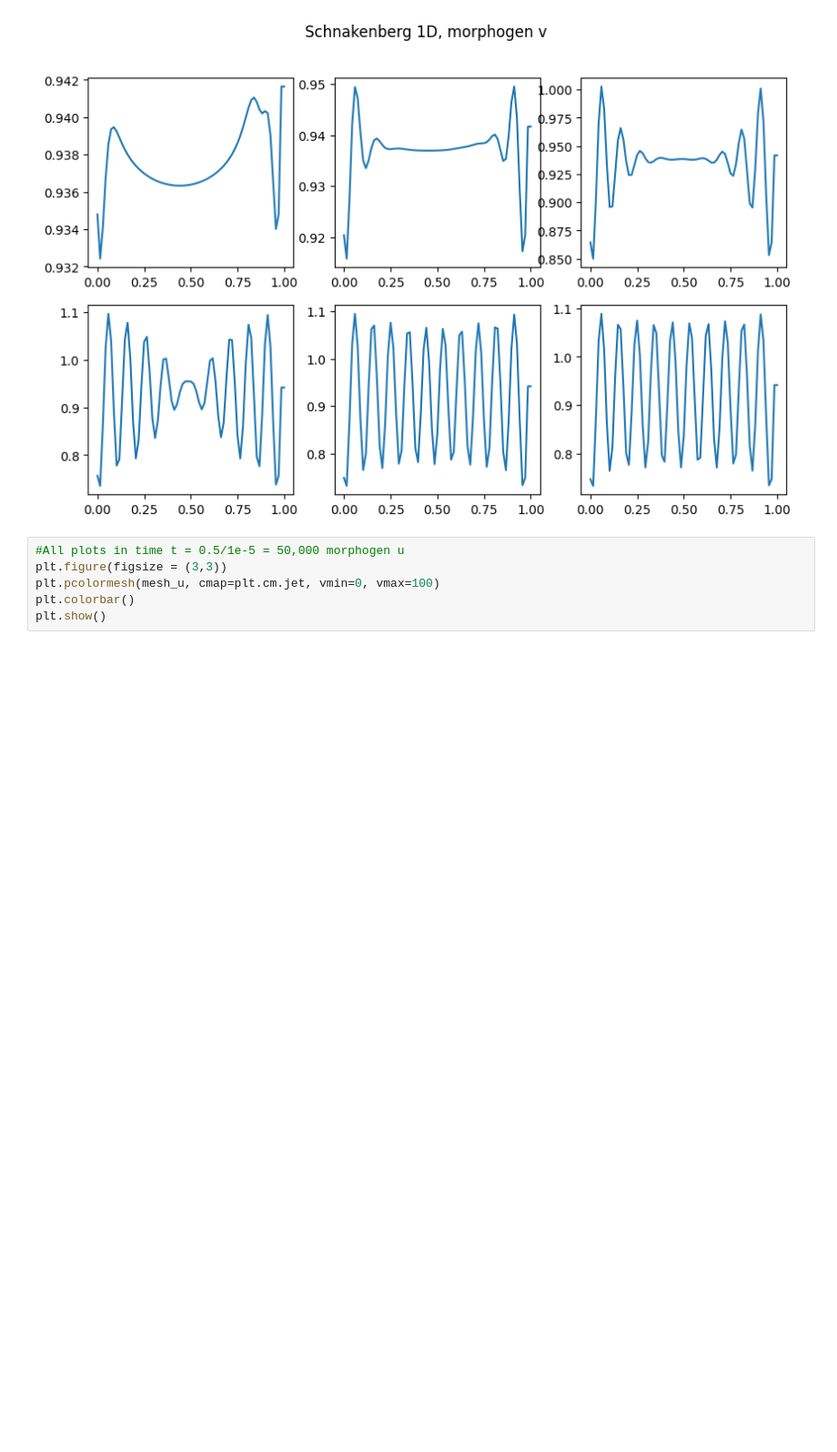
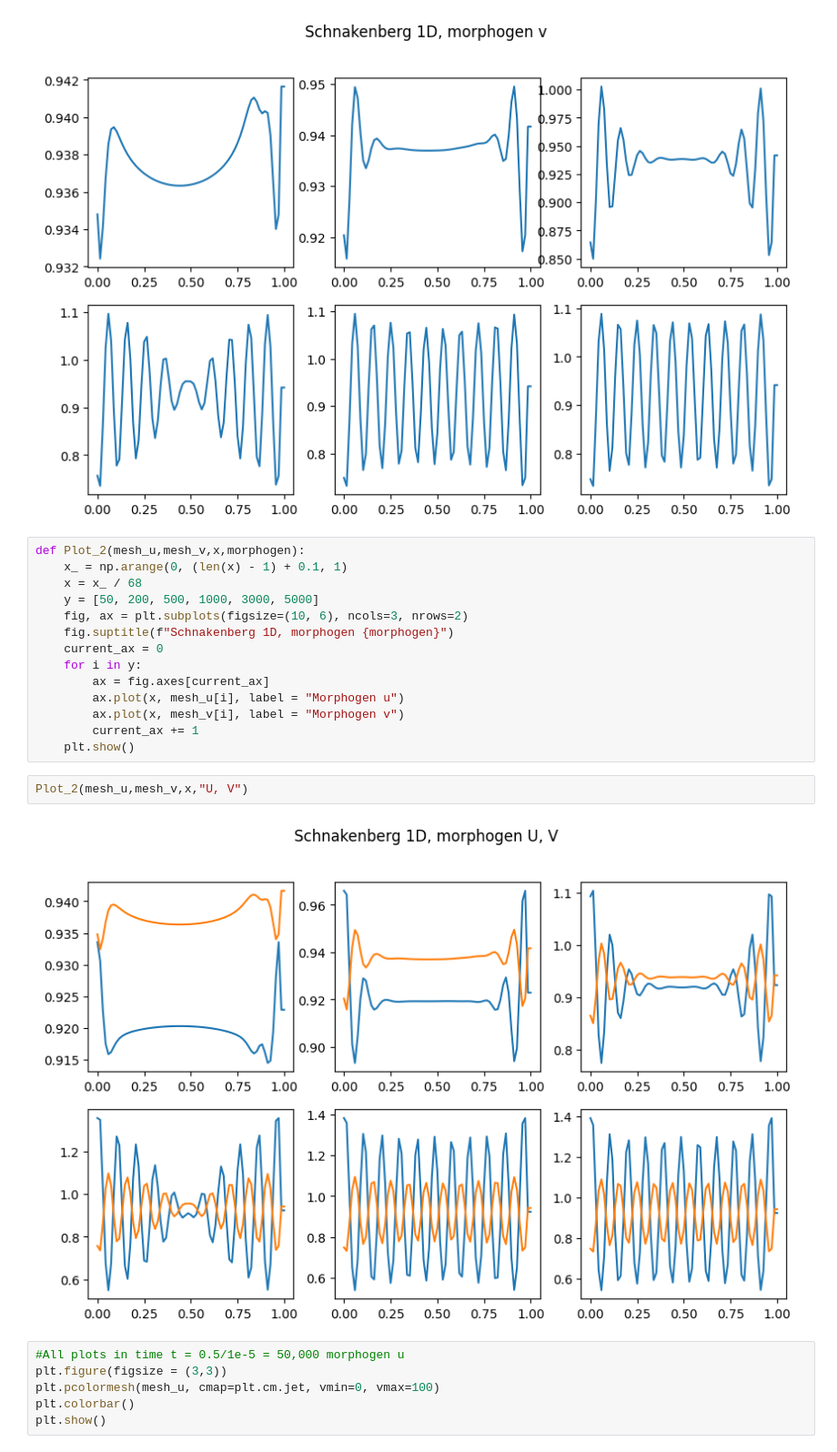
Before and after one commit to Miguel-neuron/Turing-Patterns-1D, a Jupyter notebook: Turing-Patterns-1D_.ipynb, the cells around one changed output. Shown at 91% size. Saved outputs shown, nothing was run; the diff lists cells and outputs as text; blank space fills up the shorter version.

```diff
--- a/Turing-Patterns-1D_.ipynb
+++ b/Turing-Patterns-1D_.ipynb
@@ -114,6 +116,24 @@ Plot(mesh_u,x,"u")
 Plot(mesh_v,x,"v")
 # %% [output]
 [figure]
+# %%
+def Plot_2(mesh_u,mesh_v,x,morphogen):
+    x_ = np.arange(0, (len(x) - 1) + 0.1, 1)
+    x = x_ / 68
+    y = [50, 200, 500, 1000, 3000, 5000]
+    fig, ax = plt.subplots(figsize=(10, 6), ncols=3, nrows=2)
+    fig.suptitle(f"Schnakenberg 1D, morphogen {morphogen}")
+    current_ax = 0
+    for i in y:
+        ax = fig.axes[current_ax]
+        ax.plot(x, mesh_u[i], label = "Morphogen u")
+        ax.plot(x, mesh_v[i], label = "Morphogen v")
+        current_ax += 1
+    plt.show()
+# %%
+Plot_2(mesh_u,mesh_v,x,"U, V")
+# %% [output]
+[figure, added]
 # %%
 #All plots in time t = 0.5/1e-5 = 50,000 morphogen u
 plt.figure(figsize = (3,3))
```
Also changed, not shown: parts of 1 cell of this notebook.
